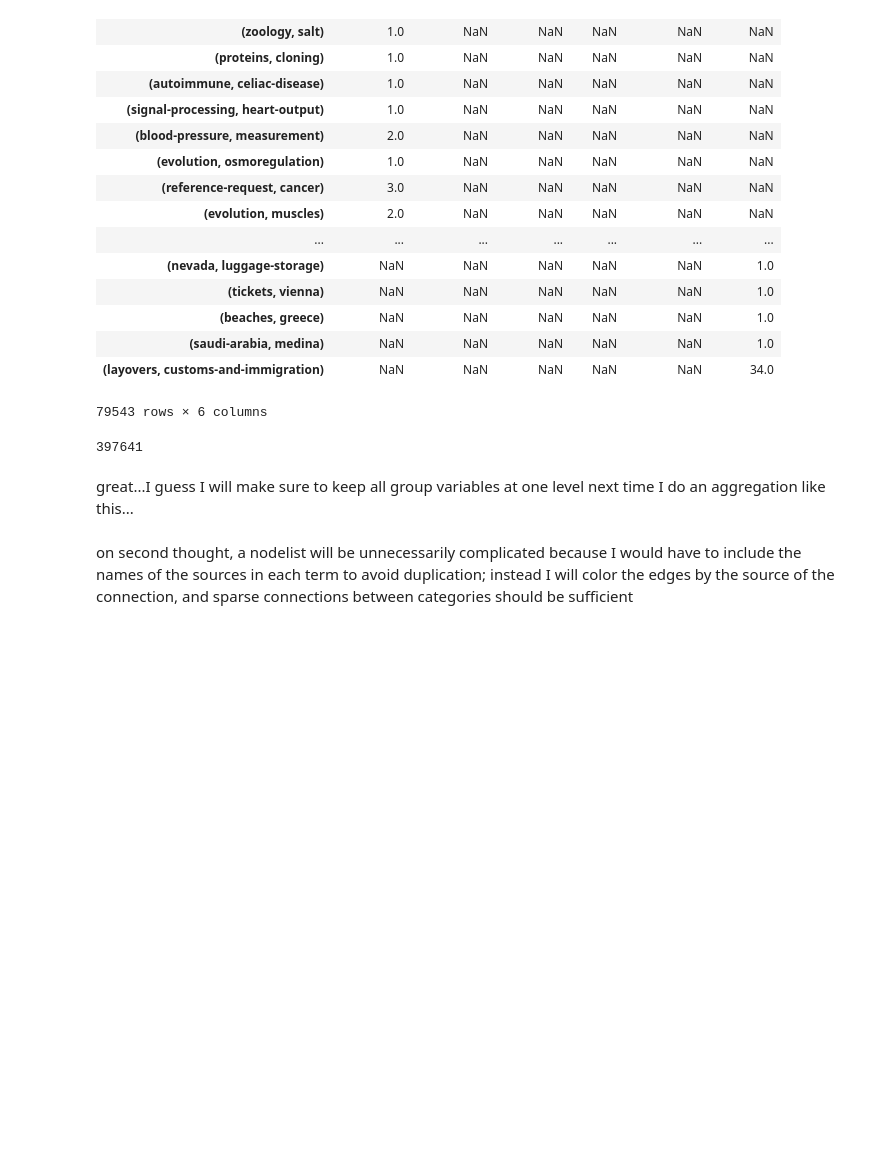
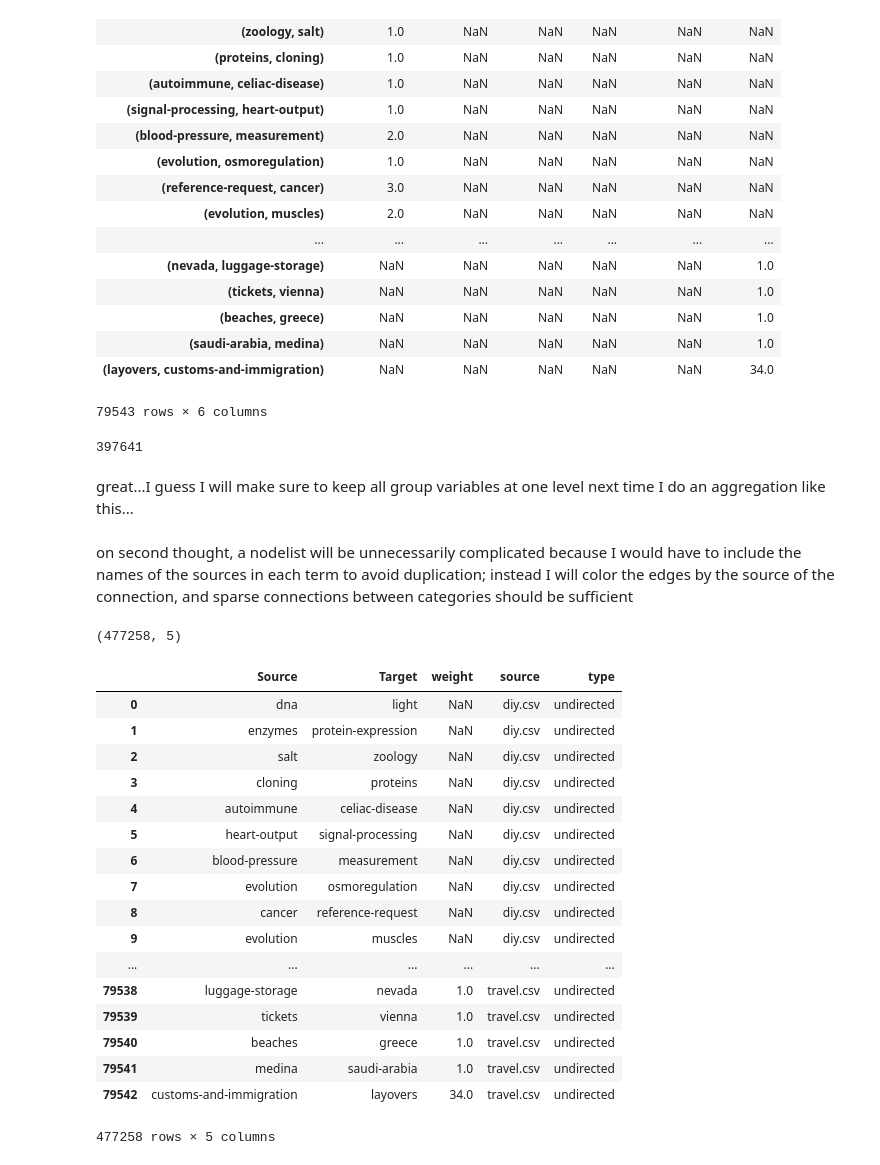
Before and after one commit to mcandocia/TransferLearning, a Jupyter notebook: Cleaning 01.ipynb, the cells around one changed output. Cells and saved outputs as stored; diff of their text form; code cells hidden in the pictures; blank space fills up the shorter version.

Commit message:
fixed thresh parameter for edgelist

```diff
--- a/Cleaning 01.ipynb
+++ b/Cleaning 01.ipynb
@@ -387,8 +387,8 @@ pairs_df.index.name = 'keyword_pair'
 pairs_df.reset_index(inplace=True)
 # %%
 
-pairs_df['from'] = pairs_df.keyword_pair.apply(lambda x: sorted([i for i in x])[0])
-pairs_df['to'] = pairs_df.keyword_pair.apply(lambda x: sorted([i for i in x])[1])
+pairs_df['Source'] = pairs_df.keyword_pair.apply(lambda x: sorted([i for i in x])[0])
+pairs_df['Target'] = pairs_df.keyword_pair.apply(lambda x: sorted([i for i in x])[1])
 # %%
 #check to see if each row has same number of NaNs
 #(should be multiple of 5)
@@ -399,8 +399,8 @@ pairs_df.isnull().sum(axis=1).sum()
 great...I guess I will make sure to keep all group variables at one level next time I do an aggregation like this...
 # %%
 def isolate_column(x, colname):
-    subframe = x.copy()[['from','to',colname]].dropna(thresh=1)
-    subframe.rename(columns={colname:'weight'})
+    subframe = x[['Source','Target',colname]].copy().dropna(thresh=1)
+    subframe.rename(columns={colname:'weight'},inplace=True)
     subframe['source'] = colname
     return subframe
 
@@ -415,0 +416,25 @@ keyword_matches_combined.to
+# %%
+edgelist.shape
+# %% [output]
+(477258, 5)
+# %%
+edgelist.dropna(thresh=0)
+# %% [output]
+|  | Source | Target | weight | source | type |
+| 0 | dna | light | NaN | diy.csv | undirected |
+| 1 | enzymes | protein-expression | NaN | diy.csv | undirected |
+| 2 | salt | zoology | NaN | diy.csv | undirected |
+| 3 | cloning | proteins | NaN | diy.csv | undirected |
+| 4 | autoimmune | celiac-disease | NaN | diy.csv | undirected |
+| 5 | heart-output | signal-processing | NaN | diy.csv | undirected |
+| 6 | blood-pressure | measurement | NaN | diy.csv | undirected |
+| 7 | evolution | osmoregulation | NaN | diy.csv | undirected |
+| 8 | cancer | reference-request | NaN | diy.csv | undirected |
+| 9 | evolution | muscles | NaN | diy.csv | undirected |
+| ... | ... | ... | ... | ... | ... |
+| 79538 | luggage-storage | nevada | 1.0 | travel.csv | undirected |
+| 79539 | tickets | vienna | 1.0 | travel.csv | undirected |
+| 79540 | beaches | greece | 1.0 | travel.csv | undirected |
+| 79541 | medina | saudi-arabia | 1.0 | travel.csv | undirected |
+| 79542 | customs-and-immigration | layovers | 34.0 | travel.csv | undirected |
+477258 rows × 5 columns
```
Also changed, not shown: parts of 2 cells of this notebook.
